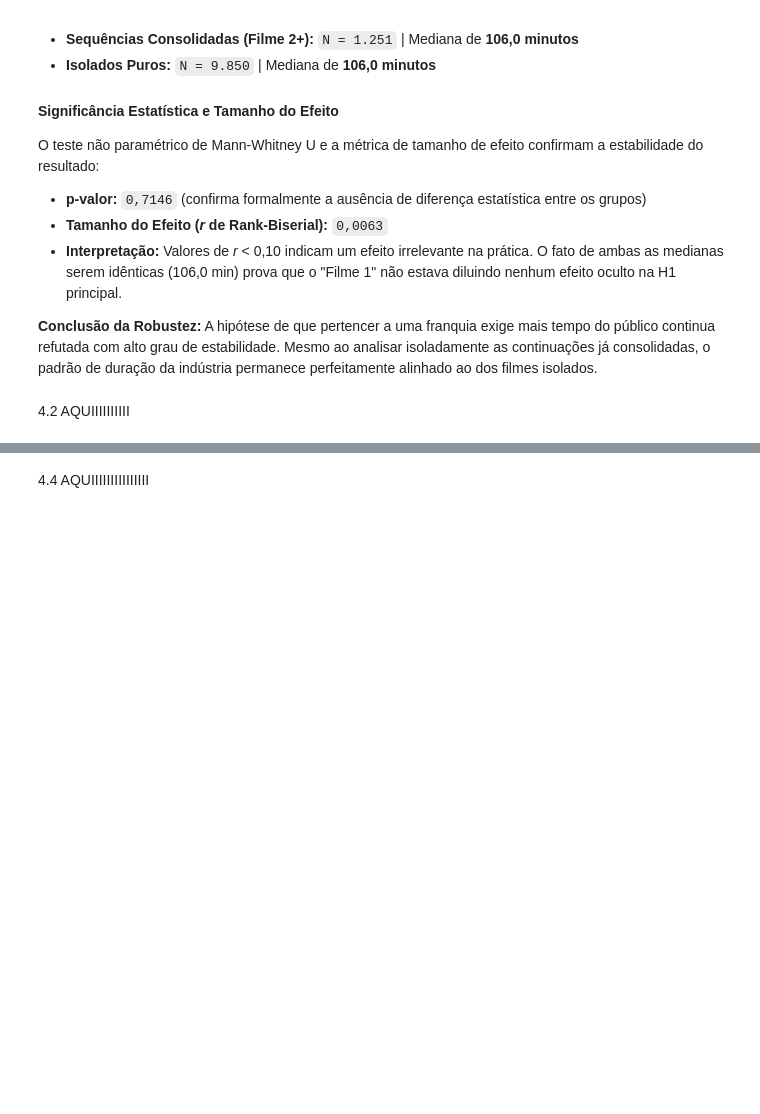
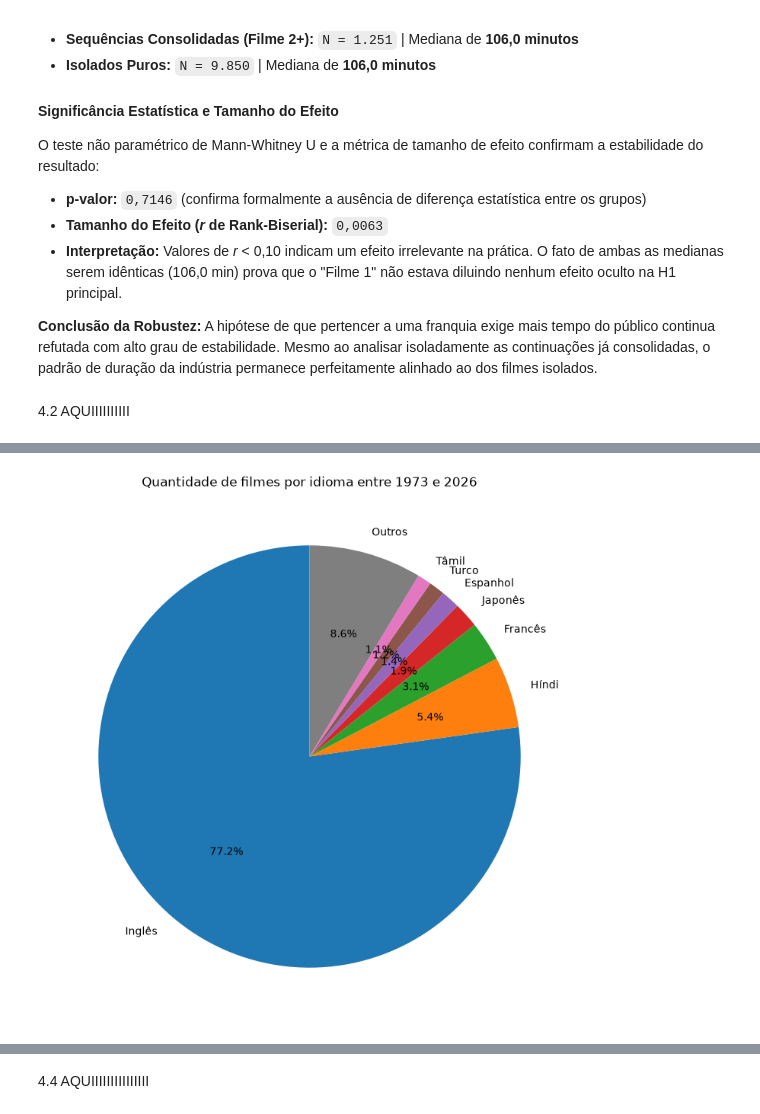
Before and after one commit to KawanePedro/icd-projeto, a Jupyter notebook: notebooks/relatorio-final.ipynb, the cells around one changed output, grey strips where cells are left out. Cells and saved outputs as stored; diff of their text form; code cells hidden in the pictures; blank space fills up the shorter version.

```diff
--- a/notebooks/relatorio-final.ipynb
+++ b/notebooks/relatorio-final.ipynb
@@ -991,0 +1077,29 @@ O teste não paramétrico de Mann-Whitney U e a métrica de tamanho de efeito co
+# %%
+dps73 = dados[dados["startYear"] > 1972]
+dps73 = dps73["original_language"].value_counts()
+
+top7 = dps73.head(7)
+top7 = top7.rename({
+    "en": "Inglês",
+    "hi": "Híndi",
+    "fr": "Francês",
+    "ja": "Japonês",
+    "es": "Espanhol",
+    "tr": "Turco",
+    "ta": "Tâmil"
+})
+
+outros = dps73.iloc[7:].sum()
+SérieIdioma = pandas.concat([top7, pandas.Series({"Outros": outros})])
+
+plt.figure(figsize=(9,9))
+plt.pie(
+    SérieIdioma.values,
+    labels=SérieIdioma.index,
+    autopct="%1.1f%%",
+    startangle=90
+)
+plt.title("Quantidade de filmes por idioma entre 1973 e 2026")
+plt.show()
+# %% [output]
+[figure, added]
```
Also changed, not shown: parts of 11 cells of this notebook.
